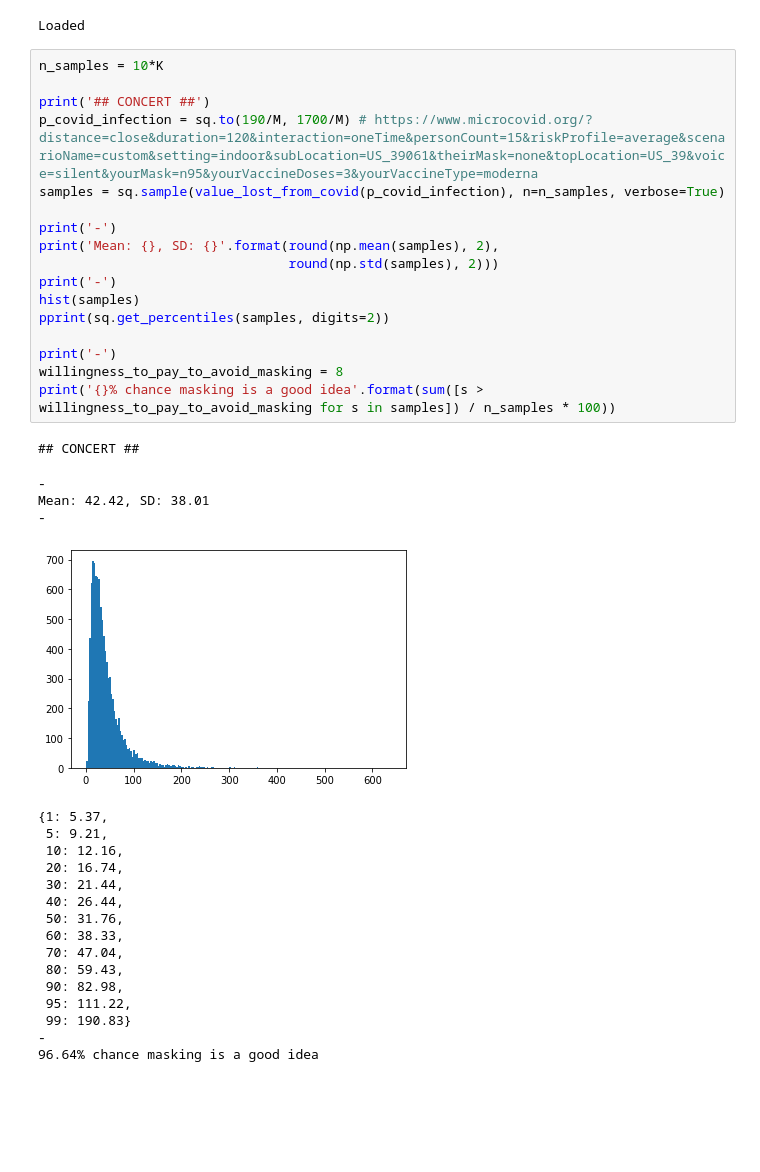
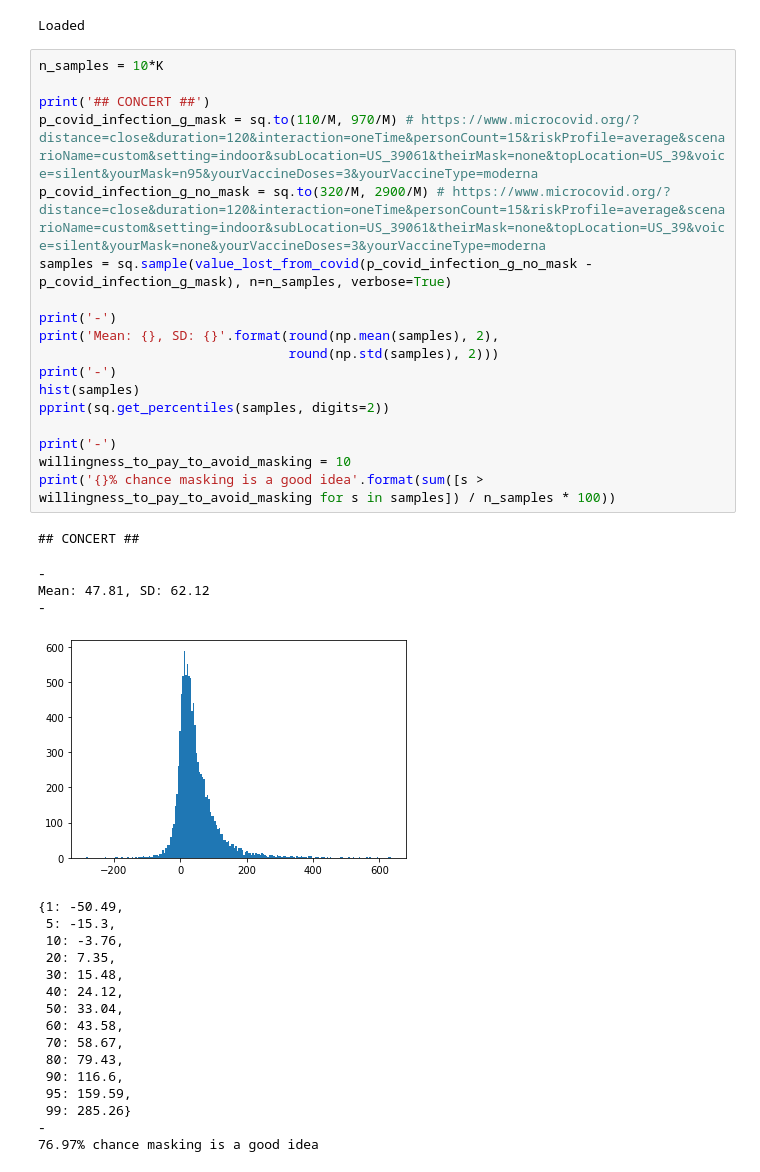
Before and after one commit to peterhurford/public-botecs, a Jupyter notebook: Should I mask?.ipynb, the cells around one changed output. Drawn from its saved outputs; the diff is of its cells as text; blank space fills up the shorter version.

Commit message:
Should I mask? II

```diff
--- a/Should I mask?.ipynb
+++ b/Should I mask?.ipynb
@@ -116,40 +116,41 @@ Loaded
 # %%
 n_samples = 10*K
 
 print('## CONCERT ##')
-p_covid_infection = sq.to(190/M, 1700/M) # https://www.microcovid.org/?distance=close&duration=120&interaction=oneTime&personCount=15&riskProfile=average&scenarioName=custom&setting=indoor&subLocation=US_39061&theirMask=none&topLocation=US_39&voice=silent&yourMask=n95&yourVaccineDoses=3&yourVaccineType=moderna
-samples = sq.sample(value_lost_from_covid(p_covid_infection), n=n_samples, verbose=True)
+p_covid_infection_g_mask = sq.to(110/M, 970/M) # https://www.microcovid.org/?distance=close&duration=120&interaction=oneTime&personCount=15&riskProfile=average&scenarioName=custom&setting=indoor&subLocation=US_39061&theirMask=none&topLocation=US_39&voice=silent&yourMask=n95&yourVaccineDoses=3&yourVaccineType=moderna
+p_covid_infection_g_no_mask = sq.to(320/M, 2900/M) # https://www.microcovid.org/?distance=close&duration=120&interaction=oneTime&personCount=15&riskProfile=average&scenarioName=custom&setting=indoor&subLocation=US_39061&theirMask=none&topLocation=US_39&voice=silent&yourMask=none&yourVaccineDoses=3&yourVaccineType=moderna
+samples = sq.sample(value_lost_from_covid(p_covid_infection_g_no_mask - p_covid_infection_g_mask), n=n_samples, verbose=True)
 
 print('-')
 print('Mean: {}, SD: {}'.format(round(np.mean(samples), 2),
                                 round(np.std(samples), 2)))
 print('-')
 hist(samples)
 pprint(sq.get_percentiles(samples, digits=2))
 
 print('-')
-willingness_to_pay_to_avoid_masking = 8
+willingness_to_pay_to_avoid_masking = 10
 print('{}% chance masking is a good idea'.format(sum([s > willingness_to_pay_to_avoid_masking for s in samples]) / n_samples * 100))
 # %% [output]
 ## CONCERT ##
 -
-Mean: 42.42, SD: 38.01
+Mean: 47.81, SD: 62.12
 -
-[figure, old version]
+[figure, new version]
-{1: 5.37,
- 5: 9.21,
- 10: 12.16,
- 20: 16.74,
- 30: 21.44,
- 40: 26.44,
- 50: 31.76,
- 60: 38.33,
- 70: 47.04,
- 80: 59.43,
- 90: 82.98,
- 95: 111.22,
- 99: 190.83}
+{1: -50.49,
+ 5: -15.3,
+ 10: -3.76,
+ 20: 7.35,
+ 30: 15.48,
+ 40: 24.12,
+ 50: 33.04,
+ 60: 43.58,
+ 70: 58.67,
+ 80: 79.43,
+ 90: 116.6,
+ 95: 159.59,
+ 99: 285.26}
 -
-96.64% chance masking is a good idea
+76.97% chance masking is a good idea
 # %%
 print('## AIRPLANE ##')
```
Also changed, not shown: parts of 2 cells of this notebook.
